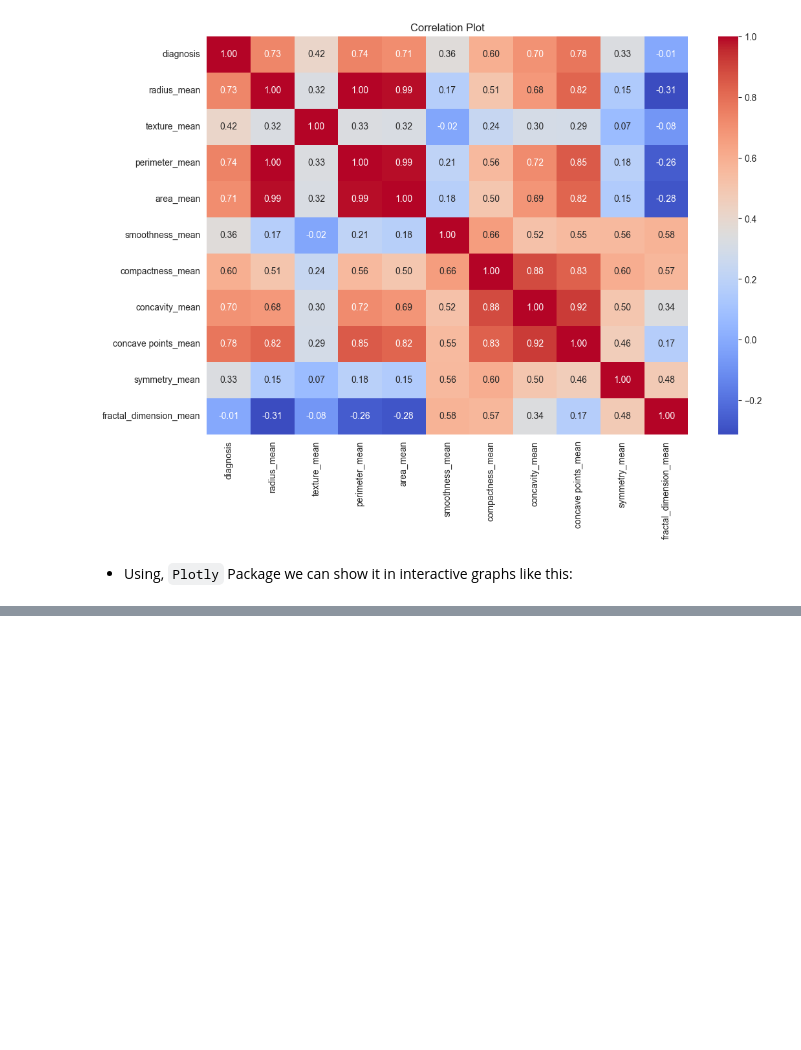
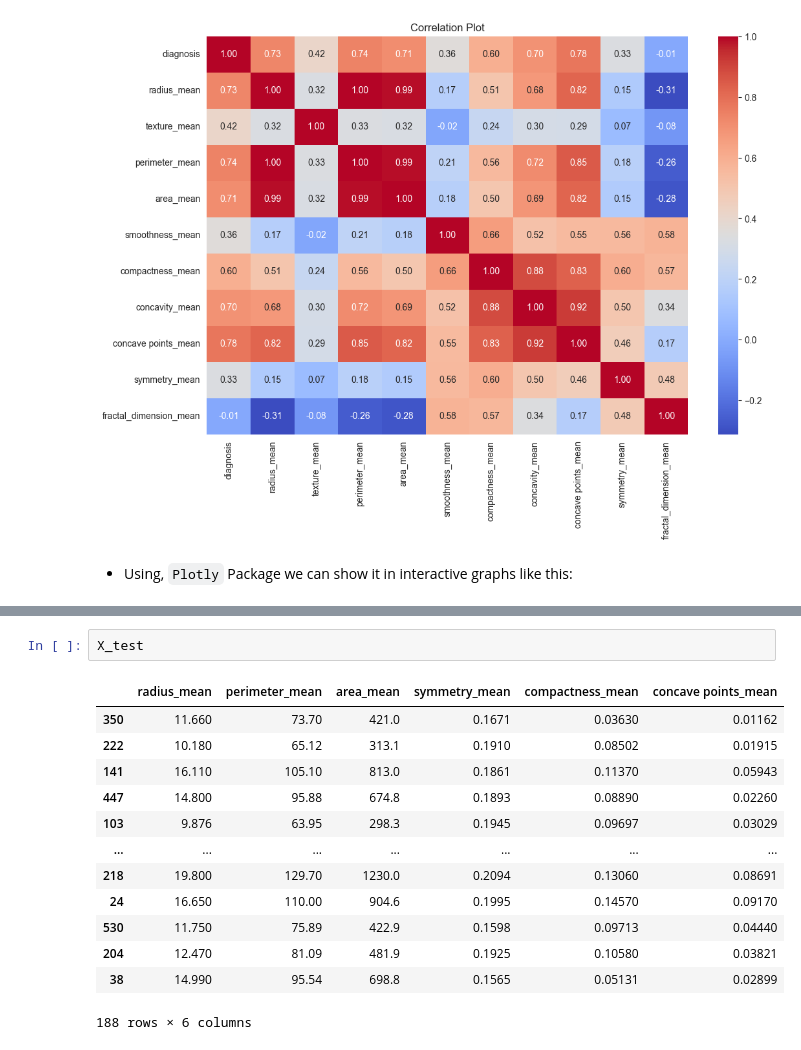
Before and after one commit to adilrasheed139/Breast-Cancer-Prediction, a Jupyter notebook: Predication model.ipynb, the cells around one changed output, grey strips where cells are left out. Cells and saved outputs as stored; diff of their text form; blank space fills up the shorter version.

```diff
--- a/Predication model.ipynb
+++ b/Predication model.ipynb
@@ -331,0 +451,16 @@ plt.show()
+# %%
+X_test
+# %% [output]
+|  | radius_mean | perimeter_mean | area_mean | symmetry_mean | compactness_mean | concave points_mean |
+| 350 | 11.660 | 73.70 | 421.0 | 0.1671 | 0.03630 | 0.01162 |
+| 222 | 10.180 | 65.12 | 313.1 | 0.1910 | 0.08502 | 0.01915 |
+| 141 | 16.110 | 105.10 | 813.0 | 0.1861 | 0.11370 | 0.05943 |
+| 447 | 14.800 | 95.88 | 674.8 | 0.1893 | 0.08890 | 0.02260 |
+| 103 | 9.876 | 63.95 | 298.3 | 0.1945 | 0.09697 | 0.03029 |
+| ... | ... | ... | ... | ... | ... | ... |
+| 218 | 19.800 | 129.70 | 1230.0 | 0.2094 | 0.13060 | 0.08691 |
+| 24 | 16.650 | 110.00 | 904.6 | 0.1995 | 0.14570 | 0.09170 |
+| 530 | 11.750 | 75.89 | 422.9 | 0.1598 | 0.09713 | 0.04440 |
+| 204 | 12.470 | 81.09 | 481.9 | 0.1925 | 0.10580 | 0.03821 |
+| 38 | 14.990 | 95.54 | 698.8 | 0.1565 | 0.05131 | 0.02899 |
+188 rows × 6 columns
```
Also changed, not shown: parts of 16 cells of this notebook.
